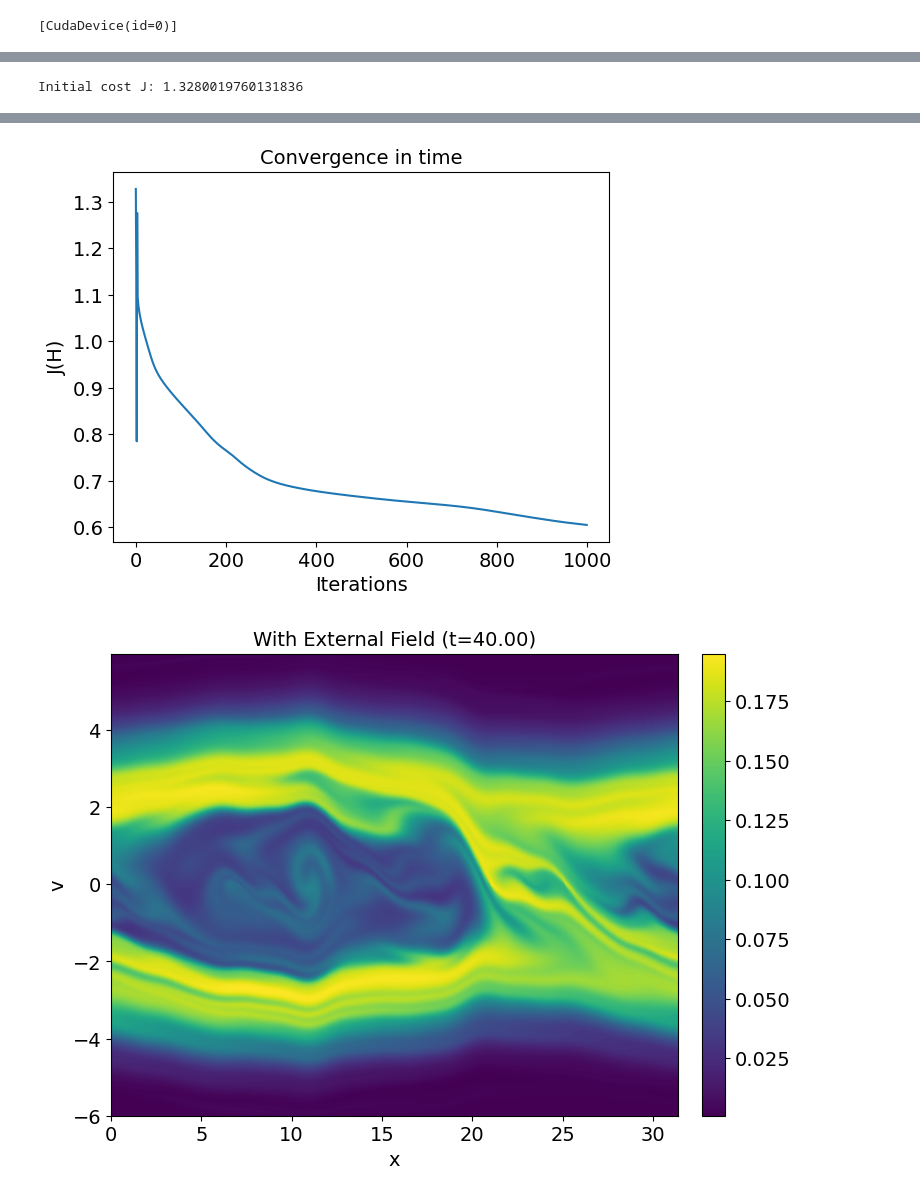
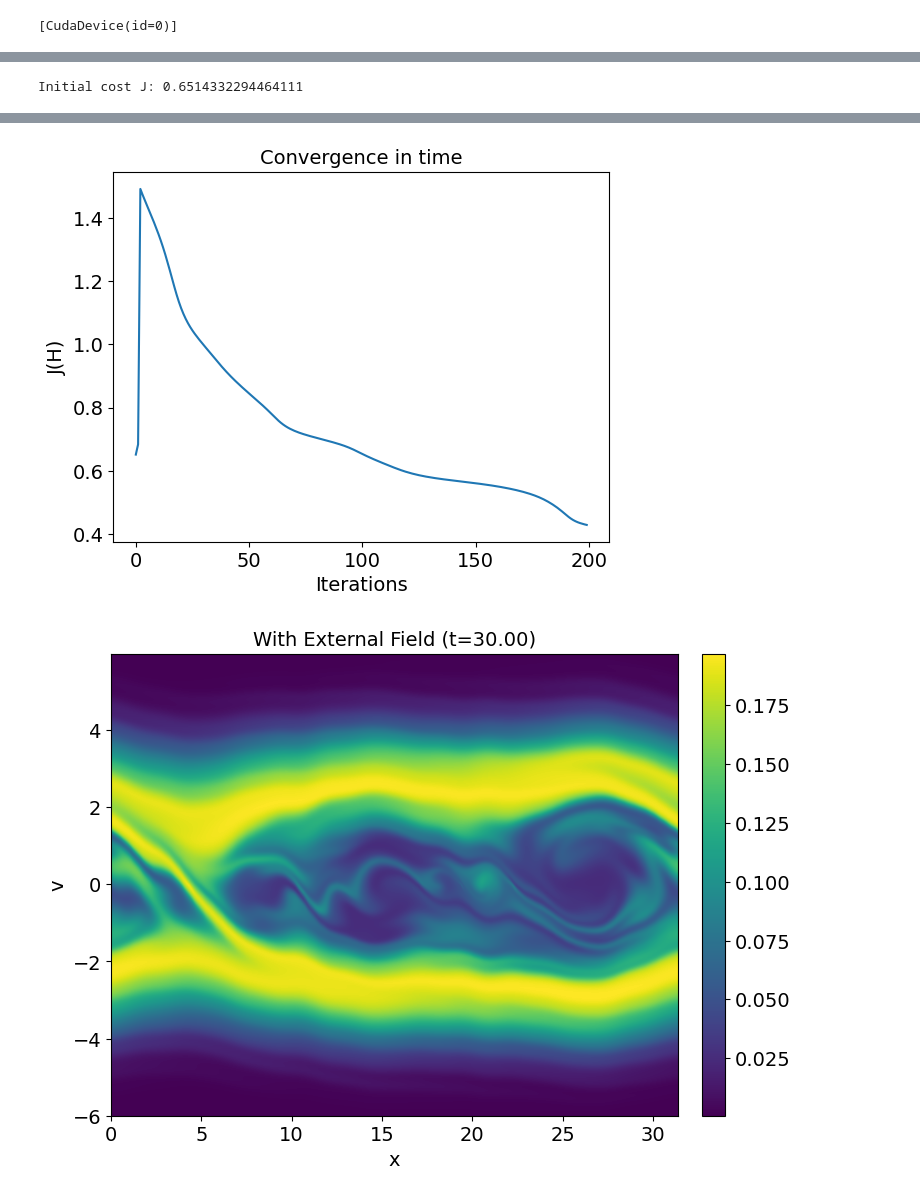
Before and after one commit to maguerrap/vlasov-poisson, a Jupyter notebook: notebooks/Vlasov-Poisson-solver-jax.ipynb, the cells around one changed output, grey strips where cells are left out. Saved outputs shown, nothing was run; the diff lists cells and outputs as text; code cells hidden in the pictures.

```diff
--- a/notebooks/Vlasov-Poisson-solver-jax.ipynb
+++ b/notebooks/Vlasov-Poisson-solver-jax.ipynb
@@ -31,7 +31,7 @@ print(jax.devices())
 nx = 512
 nv = 512
 dt = 0.1
-t_final = 40  # Adjusted for demonstration purposes
+t_final = 30  # Adjusted for demonstration purposes
 L = 10 * jnp.pi
 LV = 6.0
 #hv = 0.1  # Example value for velocity step (modify as per your setup)
@@ -178,14 +178,14 @@ plot_distribution(ax, f_array_initial, 'Initial Guess With External Field', t_fi
 plt.show()
 
 # Now proceed with the optimization loop
-maxIter = 1000  # Number of optimization iterations
+maxIter = 200  # Number of optimization iterations
 hist_J = []
 
 for i in range(maxIter):
     # Compute cost and gradient
     cost, grad = cost_and_grad_function(a_k)
     hist_J.append(cost)
-    if i%100 == 0:
+    if i%10 == 0:
         print(f'Iteration {i}, Cost: {cost}')
         #print(f'Iteration {i}, a_k: {a_k}')  # Print the current value of a_k
 
@@ -212,4 +212,4 @@ fig, ax = plt.subplots(figsize=(8, 6))
 plot_distribution(ax, f_final, 'With External Field', t_final)
 plt.show()
 # %% [output]
-Initial cost J: 1.3280019760131836
+Initial cost J: 0.6514332294464111
@@ -227,5 +237,5 @@ Iteration 900, Cost: 0.6180581450462341
-[figure, old version]
+[figure, new version]
-[figure, old version]
+[figure, new version]
 # %%
 # Optimization through auto-differentiation with fixed basis.
 
```
Also changed, not shown: parts of 3 cells of this notebook, 1 other file.
